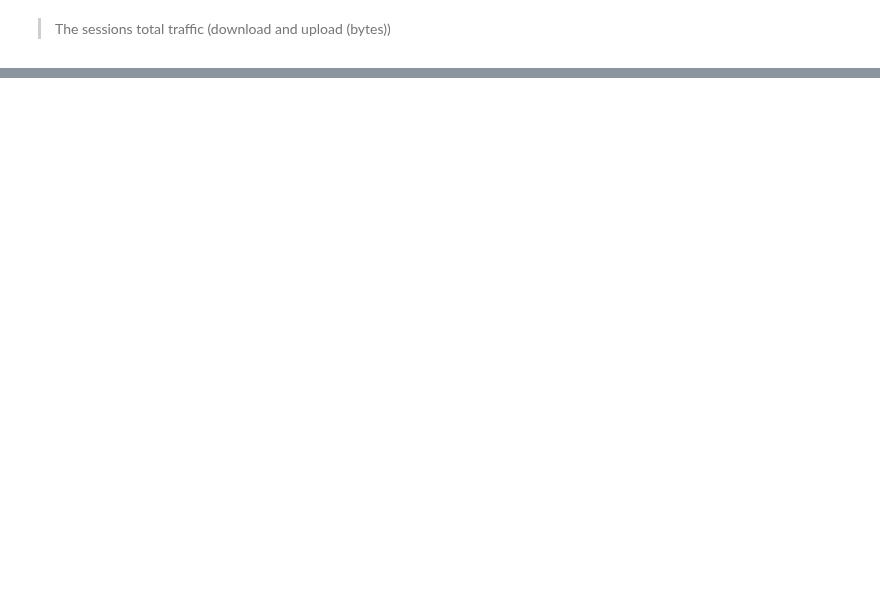
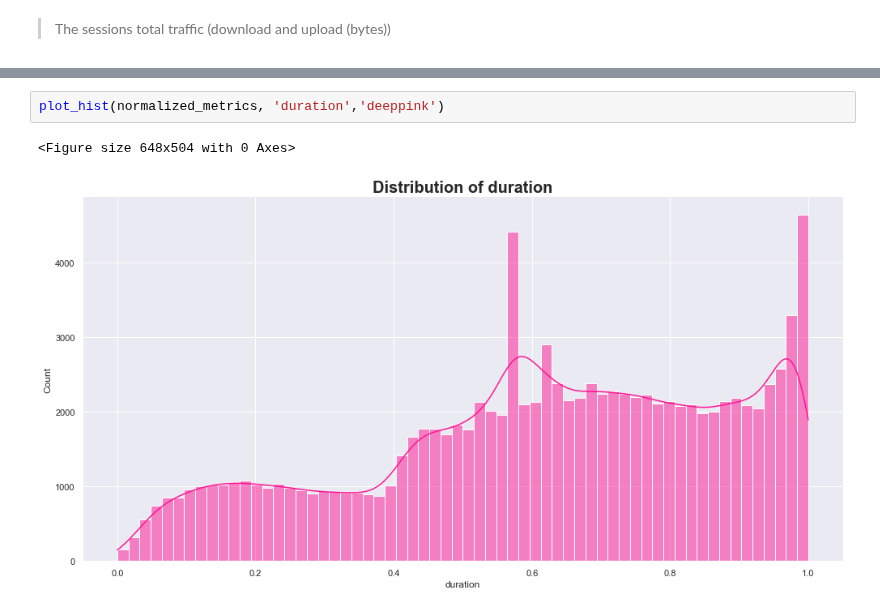
Before and after one commit to Melak2017/Telecommunication-Data-Analysis, a Jupyter notebook: Jup_Notebooks/User_engagement_analysis.ipynb, the cells around one changed output, grey strips where cells are left out. Drawn from its saved outputs; the diff is of its cells as text; blank space fills up the shorter version.

```diff
--- a/Jup_Notebooks/User_engagement_analysis.ipynb
+++ b/Jup_Notebooks/User_engagement_analysis.ipynb
@@ -169,0 +245,5 @@ plot_box(engagment_metrics, 'sessions_frequency', 'outlier detection for bearer_
+# %%
+plot_hist(normalized_metrics, 'duration','deeppink')
+# %% [output]
+<Figure size 648x504 with 0 Axes>
+[figure, added]
```
Also changed, not shown: parts of 22 cells of this notebook.
